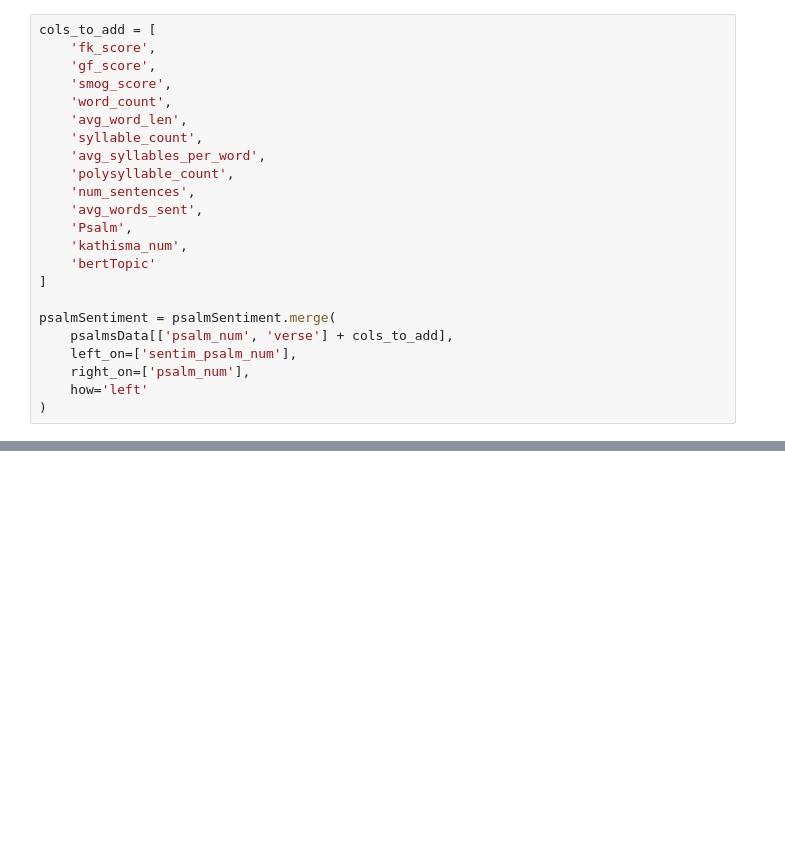
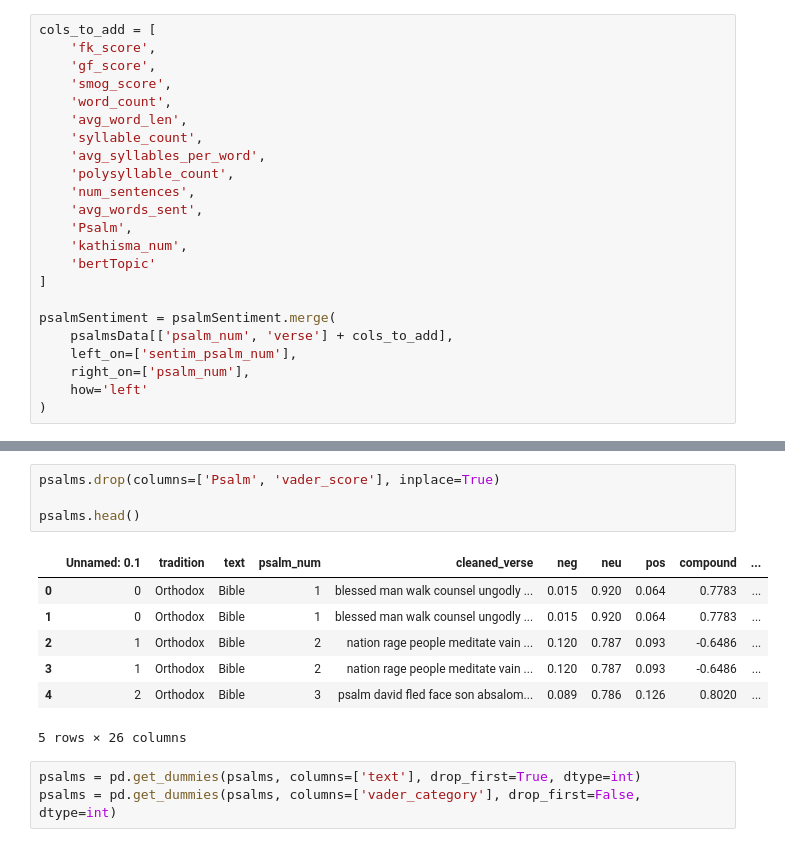
Before and after one commit to cwc09262/psalms-text-comparison, a Jupyter notebook: ml_work/data_curation.ipynb, the cells around one changed output, grey strips where cells are left out. Cells and saved outputs as stored; diff of their text form; blank space fills up the shorter version.

```diff
--- a/ml_work/data_curation.ipynb
+++ b/ml_work/data_curation.ipynb
@@ -198,0 +187,15 @@ psalms.head()
+# %%
+psalms.drop(columns=['Psalm', 'vader_score'], inplace=True)
+
+psalms.head()
+# %% [output]
+|  | Unnamed: 0.1 | tradition | text | psalm_num | cleaned_verse | neg | neu | pos | compound | ... |
+| 0 | 0 | Orthodox | Bible | 1 | blessed man walk counsel ungodly ... | 0.015 | 0.920 | 0.064 | 0.7783 | ... |
+| 1 | 0 | Orthodox | Bible | 1 | blessed man walk counsel ungodly ... | 0.015 | 0.920 | 0.064 | 0.7783 | ... |
+| 2 | 1 | Orthodox | Bible | 2 | nation rage people meditate vain ... | 0.120 | 0.787 | 0.093 | -0.6486 | ... |
+| 3 | 1 | Orthodox | Bible | 2 | nation rage people meditate vain ... | 0.120 | 0.787 | 0.093 | -0.6486 | ... |
+| 4 | 2 | Orthodox | Bible | 3 | psalm david fled face son absalom... | 0.089 | 0.786 | 0.126 | 0.8020 | ... |
+5 rows × 26 columns
+# %%
+psalms = pd.get_dummies(psalms, columns=['text'], drop_first=True, dtype=int)
+psalms = pd.get_dummies(psalms, columns=['vader_category'], drop_first=False, dtype=int)
```
Also changed, not shown: parts of 11 cells of this notebook, 3 other files.
